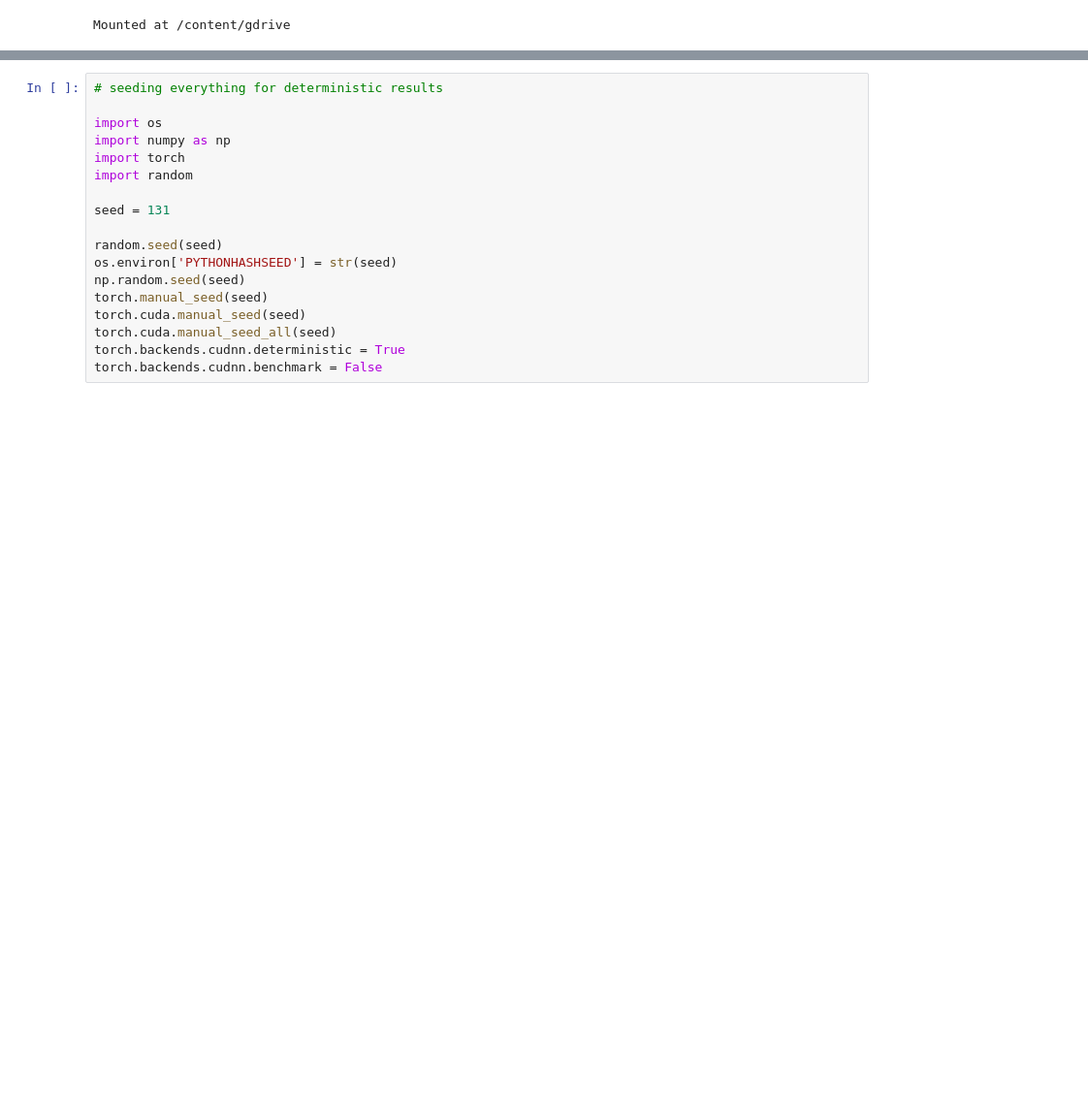
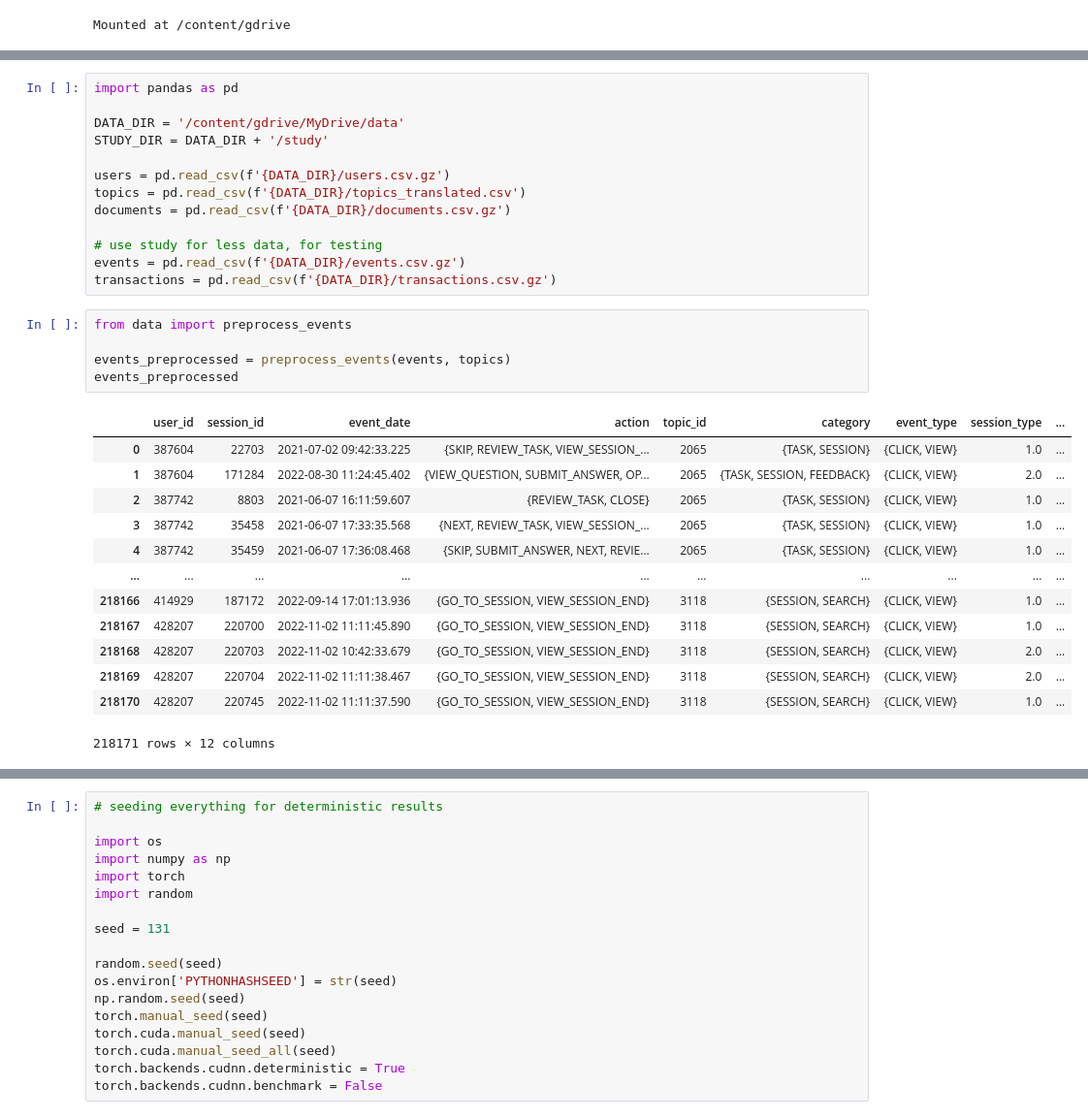
Before and after one commit to davhofer/recommender, a Jupyter notebook: experiment.ipynb, the cells around one changed output, grey strips where cells are left out. Shown at 97% size. Saved outputs shown, nothing was run; the diff lists cells and outputs as text; blank space fills up the shorter version.

```diff
--- a/experiment.ipynb
+++ b/experiment.ipynb
@@ -31,3 +31,35 @@ ERROR: pip's dependency resolver does not currently take into account all the pa
 tensorflow 2.12.0 requires numpy<1.24,>=1.22, but you have numpy 1.24.3 which is incompatible.
 numba 0.56.4 requires numpy<1.24,>=1.18, but you have numpy 1.24.3 which is incompatible.
 Successfully installed aiohttp-3.8.4 aiosignal-1.3.1 async-timeout-4.0.2 caserecommender-1.1.1 frozenlist-1.3.3 lightning-utilities-0.8.0 multidict-6.0.4 numpy-1.24.3 pytorch-lightning-2.0.2 seaborn-0 ...
+# %%
+import pandas as pd
+
+DATA_DIR = '/content/gdrive/MyDrive/data'
+STUDY_DIR = DATA_DIR + '/study'
+
+users = pd.read_csv(f'{DATA_DIR}/users.csv.gz')
+topics = pd.read_csv(f'{DATA_DIR}/topics_translated.csv')
+documents = pd.read_csv(f'{DATA_DIR}/documents.csv.gz')
+
+# use study for less data, for testing
+events = pd.read_csv(f'{DATA_DIR}/events.csv.gz')
+transactions = pd.read_csv(f'{DATA_DIR}/transactions.csv.gz')
+# %%
+from data import preprocess_events
+
+events_preprocessed = preprocess_events(events, topics)
+events_preprocessed
+# %% [output]
+|  | user_id | session_id | event_date | action | topic_id | category | event_type | session_type | ... |
+| 0 | 387604 | 22703 | 2021-07-02 09:42:33.225 | {SKIP, REVIEW_TASK, VIEW_SESSION_... | 2065 | {TASK, SESSION} | {CLICK, VIEW} | 1.0 | ... |
+| 1 | 387604 | 171284 | 2022-08-30 11:24:45.402 | {VIEW_QUESTION, SUBMIT_ANSWER, OP... | 2065 | {TASK, SESSION, FEEDBACK} | {CLICK, VIEW} | 2.0 | ... |
+| 2 | 387742 | 8803 | 2021-06-07 16:11:59.607 | {REVIEW_TASK, CLOSE} | 2065 | {TASK, SESSION} | {CLICK, VIEW} | 1.0 | ... |
+| 3 | 387742 | 35458 | 2021-06-07 17:33:35.568 | {NEXT, REVIEW_TASK, VIEW_SESSION_... | 2065 | {TASK, SESSION} | {CLICK, VIEW} | 1.0 | ... |
+| 4 | 387742 | 35459 | 2021-06-07 17:36:08.468 | {SKIP, SUBMIT_ANSWER, NEXT, REVIE... | 2065 | {TASK, SESSION} | {CLICK, VIEW} | 1.0 | ... |
+| ... | ... | ... | ... | ... | ... | ... | ... | ... | ... |
+| 218166 | 414929 | 187172 | 2022-09-14 17:01:13.936 | {GO_TO_SESSION, VIEW_SESSION_END} | 3118 | {SESSION, SEARCH} | {CLICK, VIEW} | 1.0 | ... |
+| 218167 | 428207 | 220700 | 2022-11-02 11:11:45.890 | {GO_TO_SESSION, VIEW_SESSION_END} | 3118 | {SESSION, SEARCH} | {CLICK, VIEW} | 1.0 | ... |
+| 218168 | 428207 | 220703 | 2022-11-02 10:42:33.679 | {GO_TO_SESSION, VIEW_SESSION_END} | 3118 | {SESSION, SEARCH} | {CLICK, VIEW} | 2.0 | ... |
+| 218169 | 428207 | 220704 | 2022-11-02 11:11:38.467 | {GO_TO_SESSION, VIEW_SESSION_END} | 3118 | {SESSION, SEARCH} | {CLICK, VIEW} | 2.0 | ... |
+| 218170 | 428207 | 220745 | 2022-11-02 11:11:37.590 | {GO_TO_SESSION, VIEW_SESSION_END} | 3118 | {SESSION, SEARCH} | {CLICK, VIEW} | 1.0 | ... |
+218171 rows × 12 columns
```
Also changed, not shown: parts of 10 cells of this notebook.
